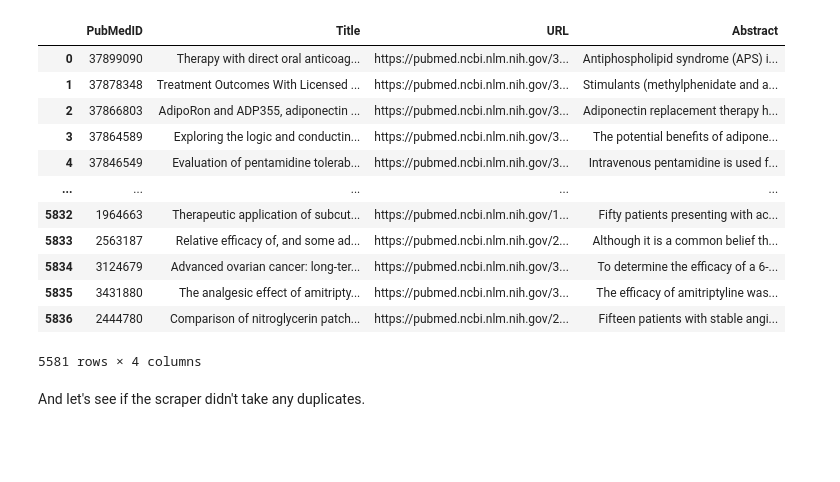
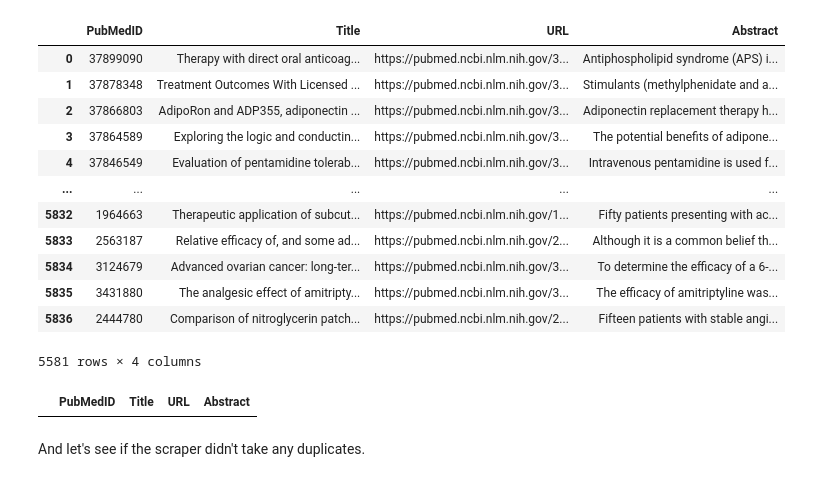
Before and after one commit to SuleymanIII/LLM-Justification, a Jupyter notebook: Project.ipynb, the cells around one changed output. Drawn from its saved outputs; the diff is of its cells as text; code cells hidden in the pictures; blank space fills up the shorter version.

```diff
--- a/Project.ipynb
+++ b/Project.ipynb
@@ -85,6 +91,11 @@ data
 | 5835 | 3431880 | The analgesic effect of amitripty... | https://pubmed.ncbi.nlm.nih.gov/3... | The efficacy of amitriptyline was... |
 | 5836 | 2444780 | Comparison of nitroglycerin patch... | https://pubmed.ncbi.nlm.nih.gov/2... | Fifteen patients with stable angi... |
 5581 rows × 4 columns
+# %%
+specific_entry = data.loc[data['PubMedID'] == 31353841]
+specific_entry
+# %% [output]
+|  | PubMedID | Title | URL | Abstract |
 # %% [markdown]
 And let's see if the scraper didn't take any duplicates.
 # %%
```
Also changed, not shown: parts of 9 cells of this notebook, 4 other files.
